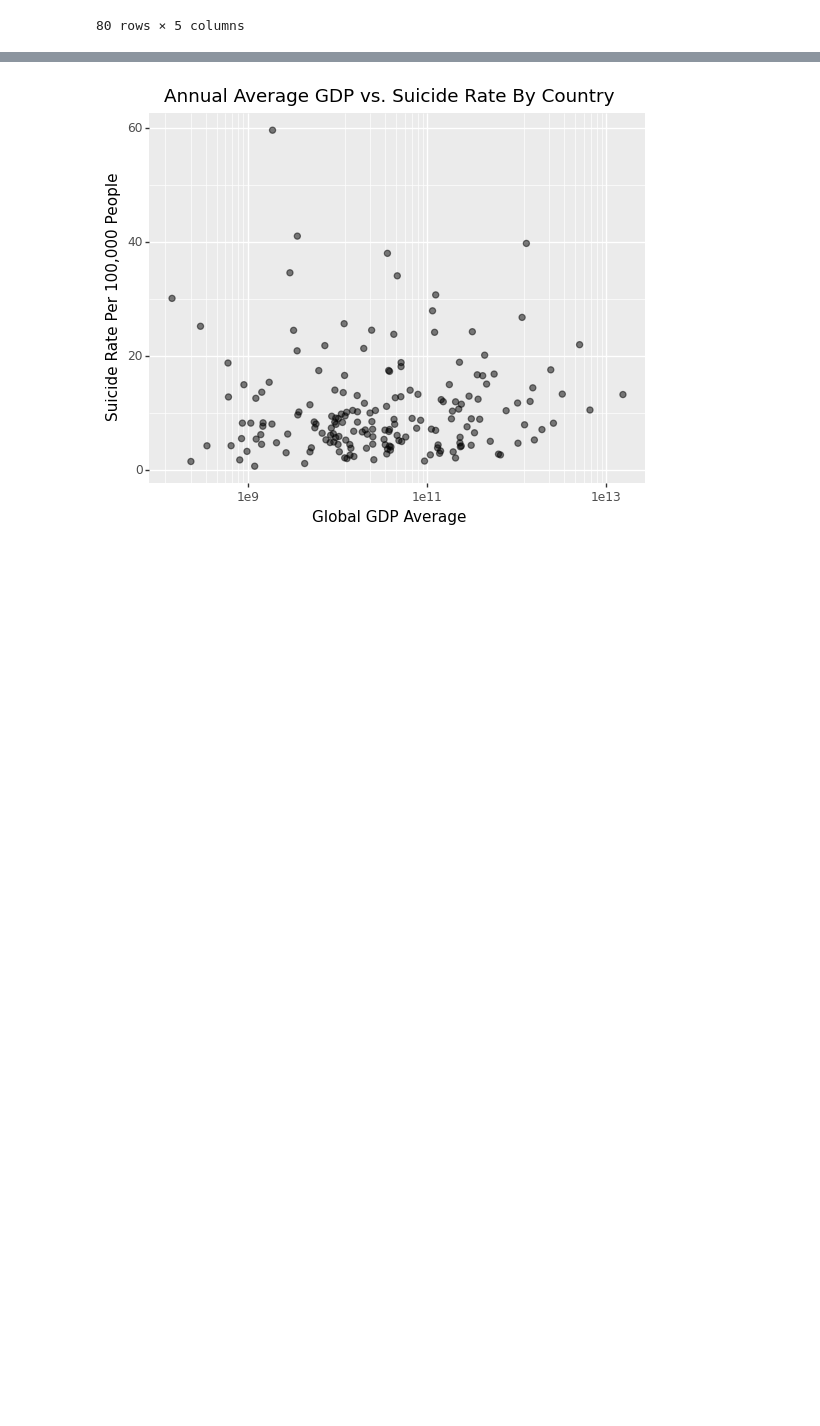
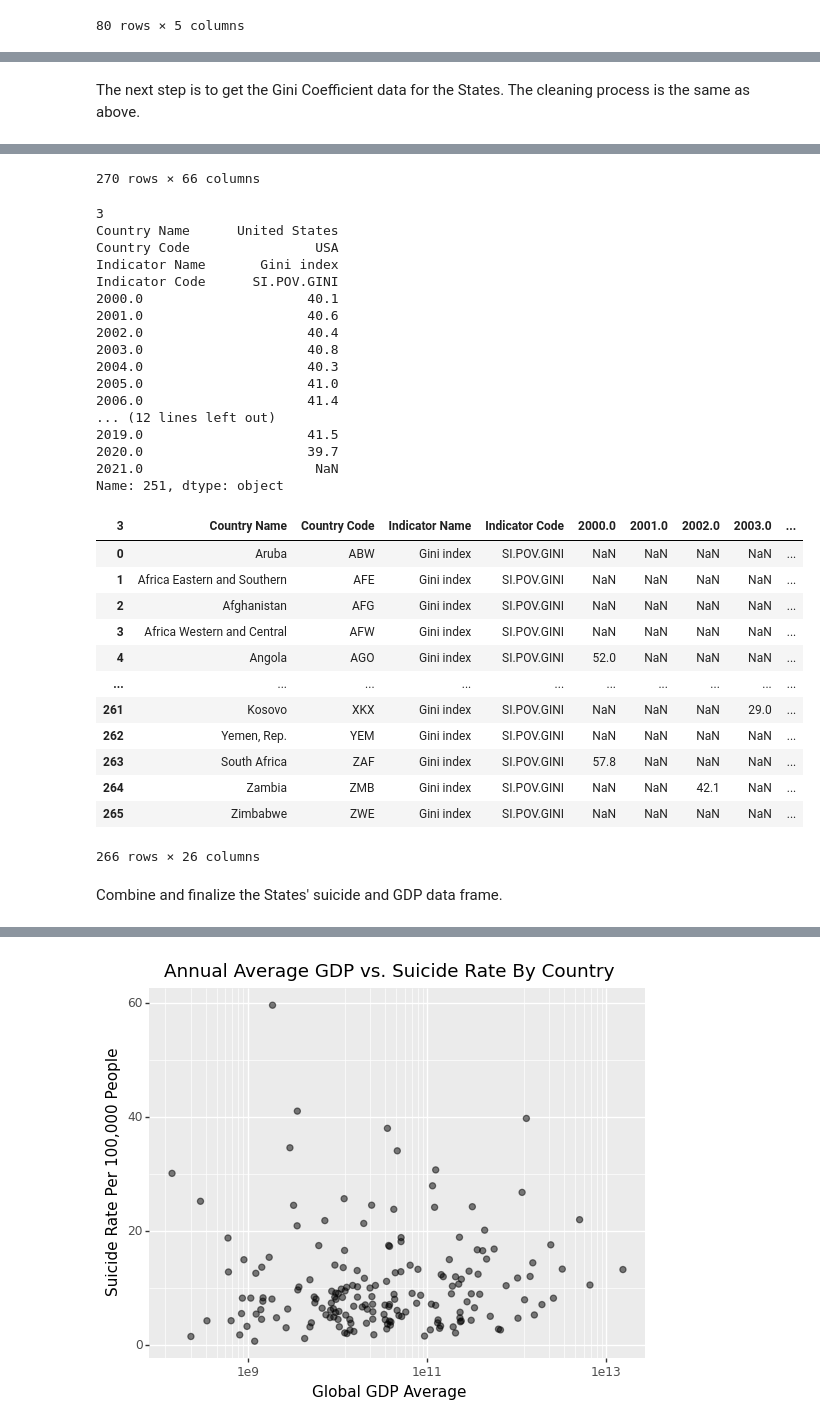
Before and after one commit to wadoodbutt/wadoodbutt.github.io, a Jupyter notebook: final_tutorial.ipynb, the cells around one changed output, grey strips where cells are left out. Drawn from its saved outputs; the diff is of its cells as text; code cells hidden in the pictures; blank space fills up the shorter version.

```diff
--- a/final_tutorial.ipynb
+++ b/final_tutorial.ipynb
@@ -122,0 +390,24 @@ display(means_across_time)
+# %% [markdown]
+The next step is to get the Gini Coefficient data for the States. The cleaning process is the same as above.
+# %%
+# Extracting the data for global suicide
+gini_data = requests.get('https://raw.githubusercontent.com/wadoodbutt/wadoodbutt.github.io/main/datasets/gini_global_data.csv')
+
+file_gini = io.StringIO(gini_data.text)
+
+df_gini = pd.read_csv(file_gini, sep=',')
+
+# Uncleaned data
+display(df_gini)
+
+# Cleaning up the data / Rerranging the columns
+# Making aow the column headers then removing 3 irrelevant rows
+df_gini.columns = df_gini.iloc[3]
+df_gini = df_gini.drop([0,1,2,3])
+df_gini = df_gini.reset_index(drop=True)
+df_gini = df_gini.drop(df_gini.iloc[:, 4:44], axis=1)
+display(df_gini.iloc[251])
+
+# Extract united states data from global data
+display(df_gini)
+# %% [output]
@@ -122,0 +426,33 @@ display(means_across_time)
+270 rows × 66 columns
+3
+Country Name      United States
+Country Code                USA
+Indicator Name       Gini index
+Indicator Code      SI.POV.GINI
+2000.0                     40.1
+2001.0                     40.6
+2002.0                     40.4
+2003.0                     40.8
+2004.0                     40.3
+2005.0                     41.0
+2006.0                     41.4
+... (12 lines left out)
+2019.0                     41.5
+2020.0                     39.7
+2021.0                      NaN
+Name: 251, dtype: object
+| 3 | Country Name | Country Code | Indicator Name | Indicator Code | 2000.0 | 2001.0 | 2002.0 | 2003.0 | ... |
+| 0 | Aruba | ABW | Gini index | SI.POV.GINI | NaN | NaN | NaN | NaN | ... |
+| 1 | Africa Eastern and Southern | AFE | Gini index | SI.POV.GINI | NaN | NaN | NaN | NaN | ... |
+| 2 | Afghanistan | AFG | Gini index | SI.POV.GINI | NaN | NaN | NaN | NaN | ... |
+| 3 | Africa Western and Central | AFW | Gini index | SI.POV.GINI | NaN | NaN | NaN | NaN | ... |
+| 4 | Angola | AGO | Gini index | SI.POV.GINI | 52.0 | NaN | NaN | NaN | ... |
+| ... | ... | ... | ... | ... | ... | ... | ... | ... | ... |
+| 261 | Kosovo | XKX | Gini index | SI.POV.GINI | NaN | NaN | NaN | 29.0 | ... |
+| 262 | Yemen, Rep. | YEM | Gini index | SI.POV.GINI | NaN | NaN | NaN | NaN | ... |
+| 263 | South Africa | ZAF | Gini index | SI.POV.GINI | 57.8 | NaN | NaN | NaN | ... |
+| 264 | Zambia | ZMB | Gini index | SI.POV.GINI | NaN | NaN | 42.1 | NaN | ... |
+| 265 | Zimbabwe | ZWE | Gini index | SI.POV.GINI | NaN | NaN | NaN | NaN | ... |
+266 rows × 26 columns
+# %% [markdown]
+Combine and finalize the States' suicide and GDP data frame.
```
Also changed, not shown: parts of 101 cells of this notebook, 1 other file.
